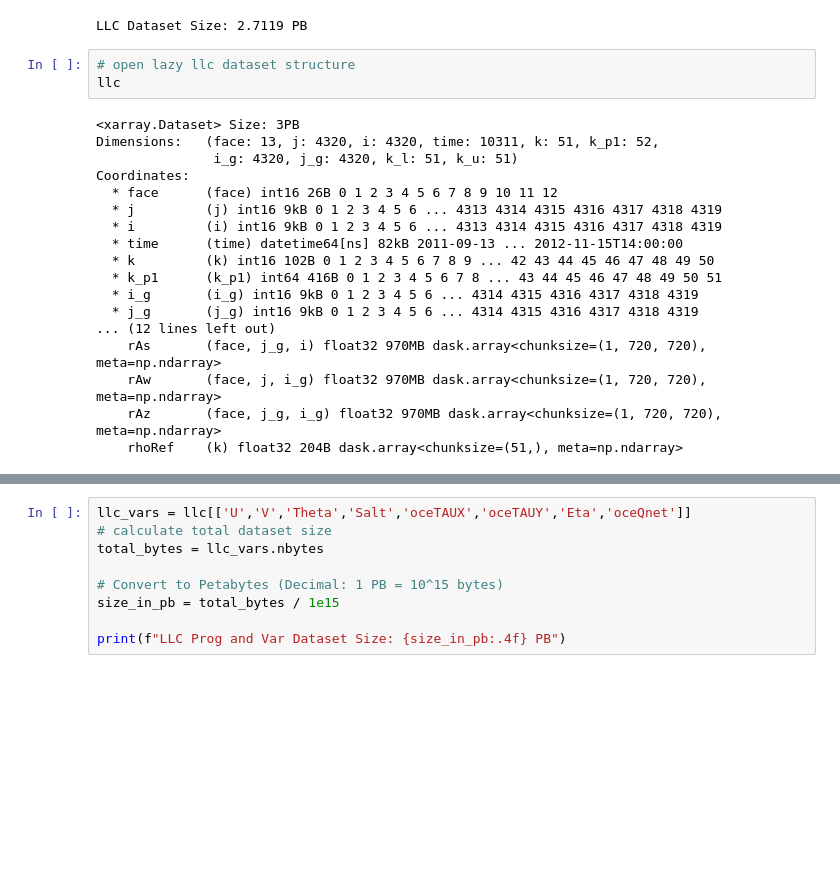
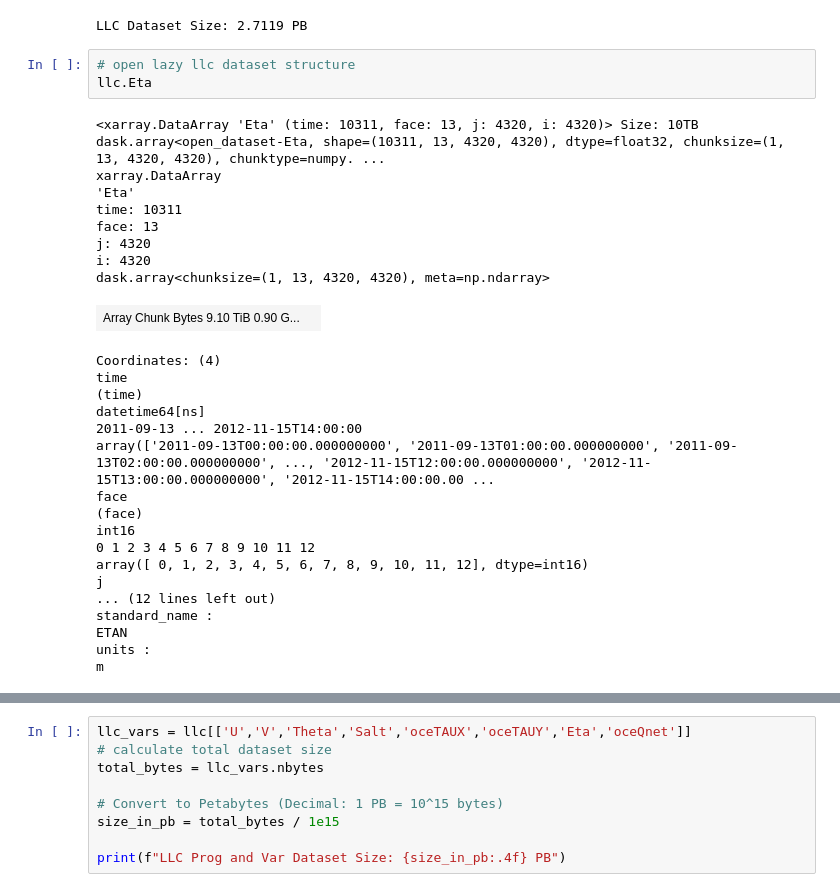
Before and after one commit to GHOpenonic/LLC_ocean_emulator, a Jupyter notebook: llc_tutorial.ipynb, the cells around one changed output, grey strips where cells are left out. Cells and saved outputs as stored; diff of their text form; blank space fills up the shorter version.

```diff
--- a/llc_tutorial.ipynb
+++ b/llc_tutorial.ipynb
@@ -31,22 +46,31 @@ print(f"LLC Dataset Size: {size_in_pb:.4f} PB")
 LLC Dataset Size: 2.7119 PB
 # %%
 # open lazy llc dataset structure
-llc
+llc.Eta
 # %% [output]
-<xarray.Dataset> Size: 3PB
-Dimensions:   (face: 13, j: 4320, i: 4320, time: 10311, k: 51, k_p1: 52,
-               i_g: 4320, j_g: 4320, k_l: 51, k_u: 51)
-Coordinates:
-  * face      (face) int16 26B 0 1 2 3 4 5 6 7 8 9 10 11 12
-  * j         (j) int16 9kB 0 1 2 3 4 5 6 ... 4313 4314 4315 4316 4317 4318 4319
-  * i         (i) int16 9kB 0 1 2 3 4 5 6 ... 4313 4314 4315 4316 4317 4318 4319
-  * time      (time) datetime64[ns] 82kB 2011-09-13 ... 2012-11-15T14:00:00
-  * k         (k) int16 102B 0 1 2 3 4 5 6 7 8 9 ... 42 43 44 45 46 47 48 49 50
-  * k_p1      (k_p1) int64 416B 0 1 2 3 4 5 6 7 8 ... 43 44 45 46 47 48 49 50 51
-  * i_g       (i_g) int16 9kB 0 1 2 3 4 5 6 ... 4314 4315 4316 4317 4318 4319
-  * j_g       (j_g) int16 9kB 0 1 2 3 4 5 6 ... 4314 4315 4316 4317 4318 4319
-... (12 lines left out)
-    rAs       (face, j_g, i) float32 970MB dask.array<chunksize=(1, 720, 720), meta=np.ndarray>
-    rAw       (face, j, i_g) float32 970MB dask.array<chunksize=(1, 720, 720), meta=np.ndarray>
-    rAz       (face, j_g, i_g) float32 970MB dask.array<chunksize=(1, 720, 720), meta=np.ndarray>
-    rhoRef    (k) float32 204B dask.array<chunksize=(51,), meta=np.ndarray>
+<xarray.DataArray 'Eta' (time: 10311, face: 13, j: 4320, i: 4320)> Size: 10TB dask.array<open_dataset-Eta, shape=(10311, 13, 4320, 4320), dtype=float32, chunksize=(1, 13, 4320, 4320), chunktype=numpy. ...
+xarray.DataArray
+'Eta'
+time: 10311
+face: 13
+j: 4320
+i: 4320
+dask.array<chunksize=(1, 13, 4320, 4320), meta=np.ndarray>
+| Array Chunk Bytes 9.10 TiB 0.90 G... |  |
+Coordinates: (4)
+time
+(time)
+datetime64[ns]
+2011-09-13 ... 2012-11-15T14:00:00
+array(['2011-09-13T00:00:00.000000000', '2011-09-13T01:00:00.000000000', '2011-09-13T02:00:00.000000000', ..., '2012-11-15T12:00:00.000000000', '2012-11-15T13:00:00.000000000', '2012-11-15T14:00:00.00 ...
+face
+(face)
+int16
+0 1 2 3 4 5 6 7 8 9 10 11 12
+array([ 0, 1, 2, 3, 4, 5, 6, 7, 8, 9, 10, 11, 12], dtype=int16)
+j
+... (12 lines left out)
+standard_name :
+ETAN
+units :
+m
```
Also changed, not shown: parts of 5 cells of this notebook, 4 other files.
